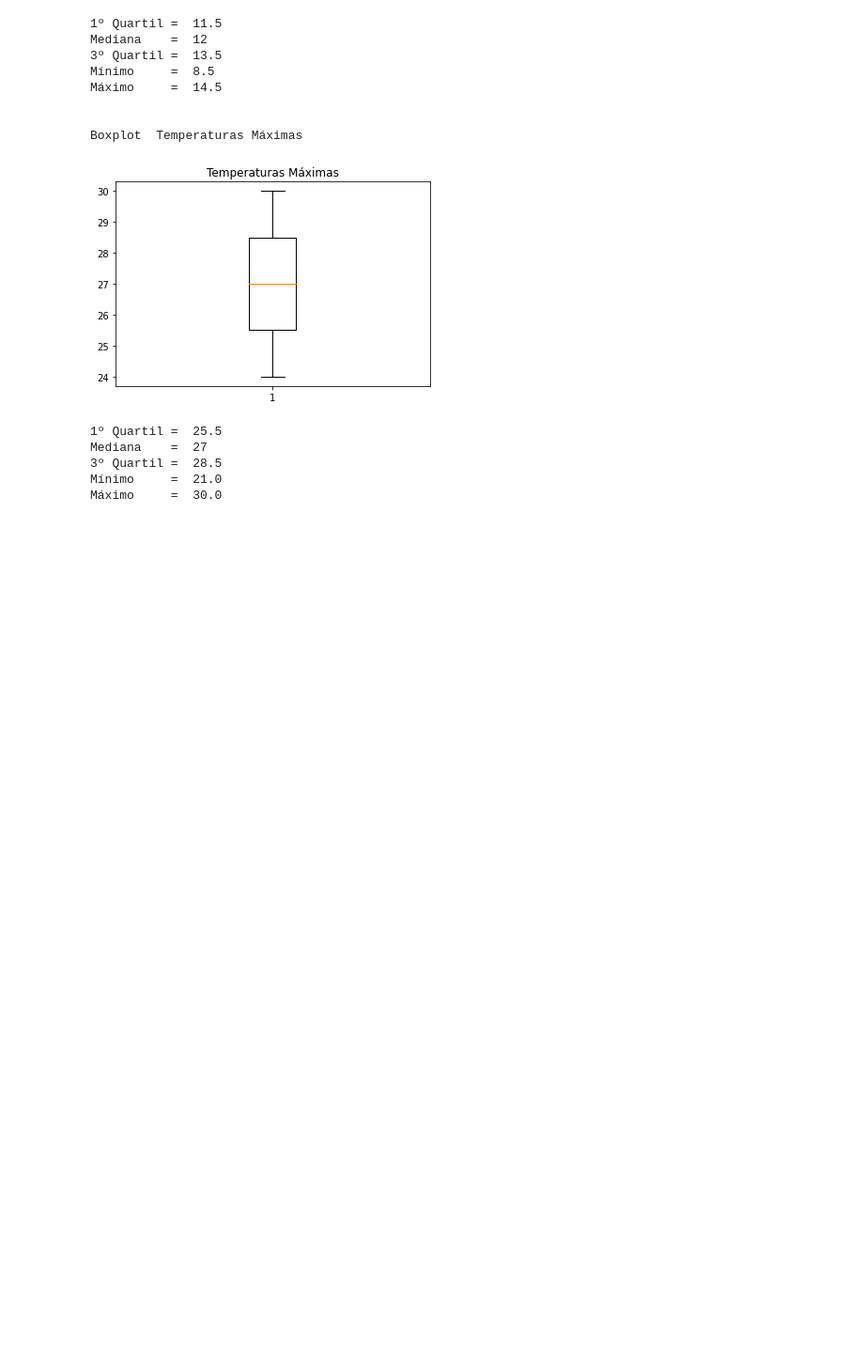
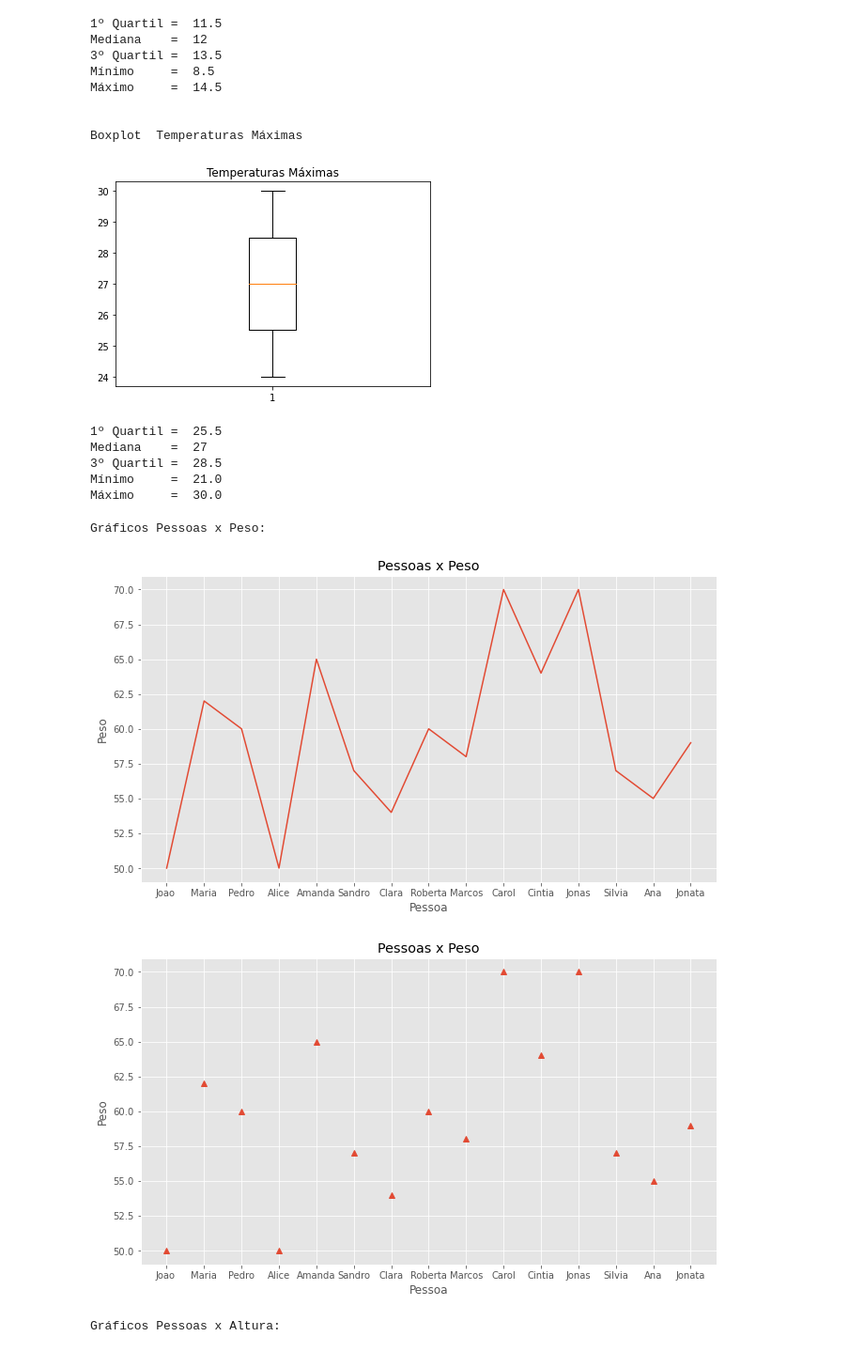
Before and after one commit to CarlosHenriquePinheiroCordeiro/exercicio-visualizacao-dados, a Jupyter notebook: exercicio.ipynb, the cells around one changed output. Shown: that part at 94% size. Cells and saved outputs as stored; diff of their text form; code cells hidden in the pictures; blank space fills up the shorter version.

```diff
--- a/exercicio.ipynb
+++ b/exercicio.ipynb
@@ -86,0 +89,41 @@ Máximo     =  30.0
+# %%
+#3  Considere o dataset “pessoas.csv” disponibilizado. Elabore dois diagramas com plotagens
+#   diferentes para discutir a relação pessoas.peso x pessoas.altura
+import pandas as pd
+import matplotlib.pyplot as plt
+
+arquivo = pd.read_csv("pessoas.csv", encoding="UTF-8", sep=",")
+
+def graficoLinha(x, y, xLegenda, yLegenda, titulo):
+    plt.figure(figsize=(11, 6))
+    plt.style.use('ggplot')
+    plt.plot(x, y)
+    plt.xlabel(xLegenda)
+    plt.ylabel(yLegenda)
+    plt.title(titulo)
+    plt.show()
+
+def graficoPonto(x, y, xLegenda, yLegenda, titulo):
+    plt.figure(figsize=(11, 6))
+    plt.style.use('ggplot')
+    plt.plot(x, y, "^")
+    plt.xlabel(xLegenda)
+    plt.ylabel(yLegenda)
+    plt.title(titulo)
+    plt.show()
+
+x = arquivo['nome']
+print("Gráficos Pessoas x Peso:")
+y = arquivo['peso']
+graficoLinha(x, y, "Pessoa", "Peso", "Pessoas x Peso")
+graficoPonto(x, y, "Pessoa", "Peso", "Pessoas x Peso")
+
+print("Gráficos Pessoas x Altura:")
+y = arquivo['altura']
+graficoLinha(x, y, "Pessoa", "Altura", "Pessoas x Altura")
+graficoPonto(x, y, "Pessoa", "Altura", "Pessoas x Altura")
+# %% [output]
+Gráficos Pessoas x Peso:
+[figure, added]
+[figure, added]
+Gráficos Pessoas x Altura:
```
Also changed, not shown: parts of 3 cells of this notebook.
